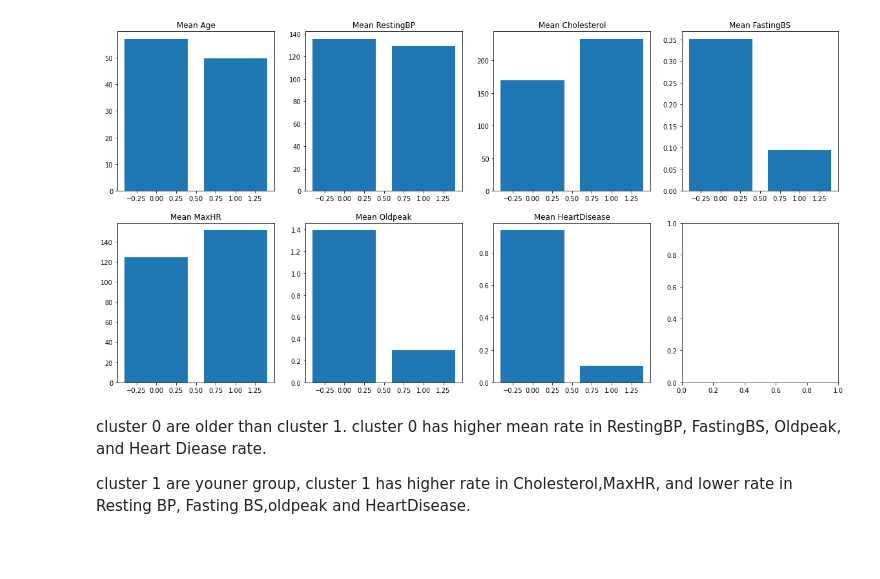
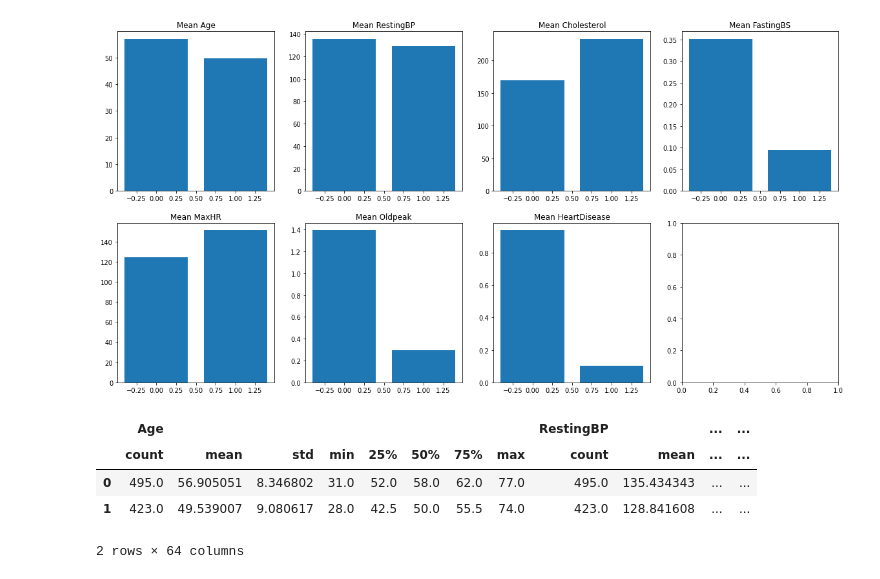
Before and after one commit to pingli10/Project-2---Part-3--Core--, a Jupyter notebook: Project 2 - Part 3 (Core).ipynb, the cells around one changed output. Drawn from its saved outputs; the diff is of its cells as text; code cells hidden in the pictures; blank space fills up the shorter version.

```diff
--- a/Project 2 - Part 3 (Core).ipynb
+++ b/Project 2 - Part 3 (Core).ipynb
@@ -192,7 +187,13 @@ for i,col in enumerate(cluster_group.columns[1:]):
   axes[i].set_title(f'Mean {col}')
 # %% [output]
 [figure]
-# %% [markdown]
-cluster 0 are older than cluster 1. cluster 0 has higher mean rate in RestingBP, FastingBS, Oldpeak, and Heart Diease rate.
-
-cluster 1 are youner group, cluster 1 has higher rate in Cholesterol,MaxHR, and lower rate in Resting BP, Fasting BS,oldpeak and HeartDisease.
+# %%
+cluster_gp = df.groupby('cluster',as_index=False)
+# %%
+cluster_gp.describe()
+# %% [output]
+|  | Age |  |  |  |  |  |  |  | RestingBP |  | ... | ... |
+|  | count | mean | std | min | 25% | 50% | 75% | max | count | mean | ... | ... |
+| 0 | 495.0 | 56.905051 | 8.346802 | 31.0 | 52.0 | 58.0 | 62.0 | 77.0 | 495.0 | 135.434343 | ... | ... |
+| 1 | 423.0 | 49.539007 | 9.080617 | 28.0 | 42.5 | 50.0 | 55.5 | 74.0 | 423.0 | 128.841608 | ... | ... |
+2 rows × 64 columns
```
Also changed, not shown: parts of 3 cells of this notebook.
